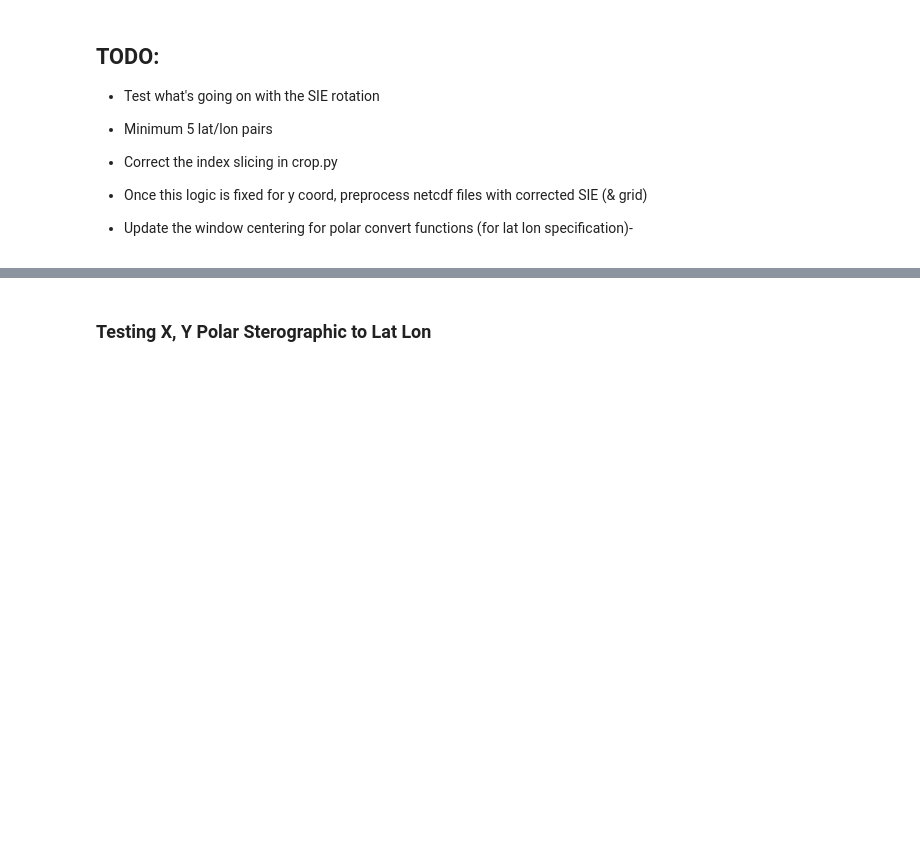
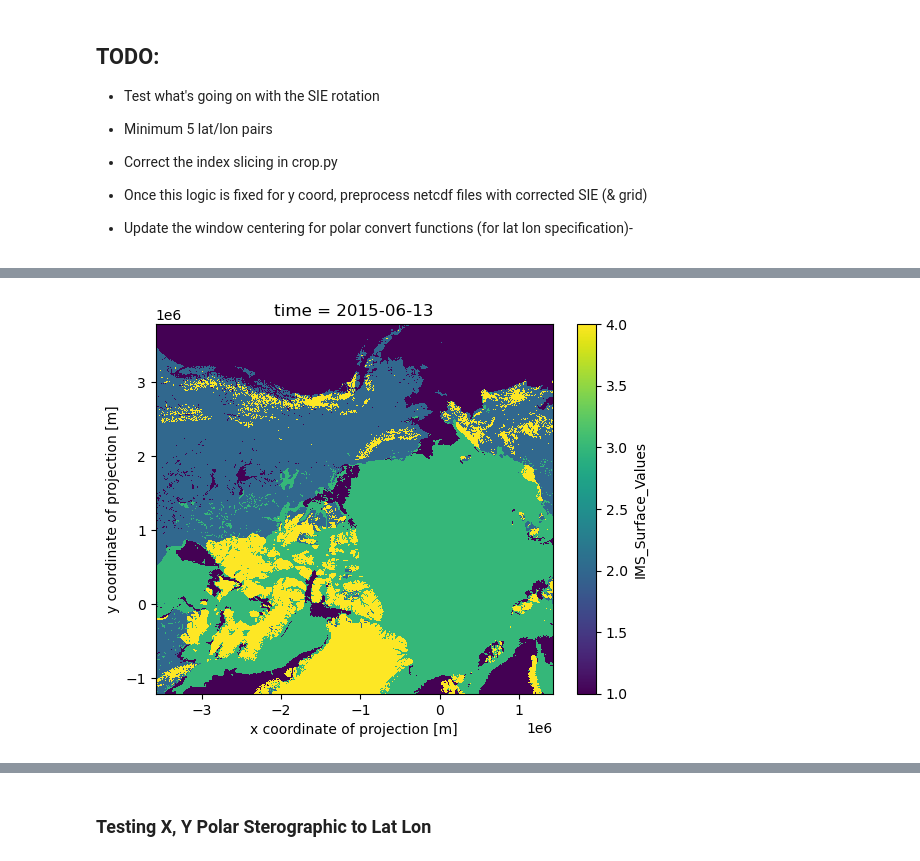
Before and after one commit to NOAA-HES-Capstone/icedyno, a Jupyter notebook: workspaces/julieanna/ims_latlong.ipynb, the cells around one changed output, grey strips where cells are left out. Cells and saved outputs as stored; diff of their text form; code cells hidden in the pictures; blank space fills up the shorter version.

```diff
--- a/workspaces/julieanna/ims_latlong.ipynb
+++ b/workspaces/julieanna/ims_latlong.ipynb
@@ -152,3 +170,8 @@ cropped_ds = ds.sel(
+# %%
+cropped_ds.IMS_Surface_Values.plot()
+plt.show()
+# %% [output]
+[figure, added]
 # %%
 cropped_ds.IMS_Surface_Values.plot()
 plt.show()
```
Also changed, not shown: parts of 30 cells of this notebook, 4 other files.
